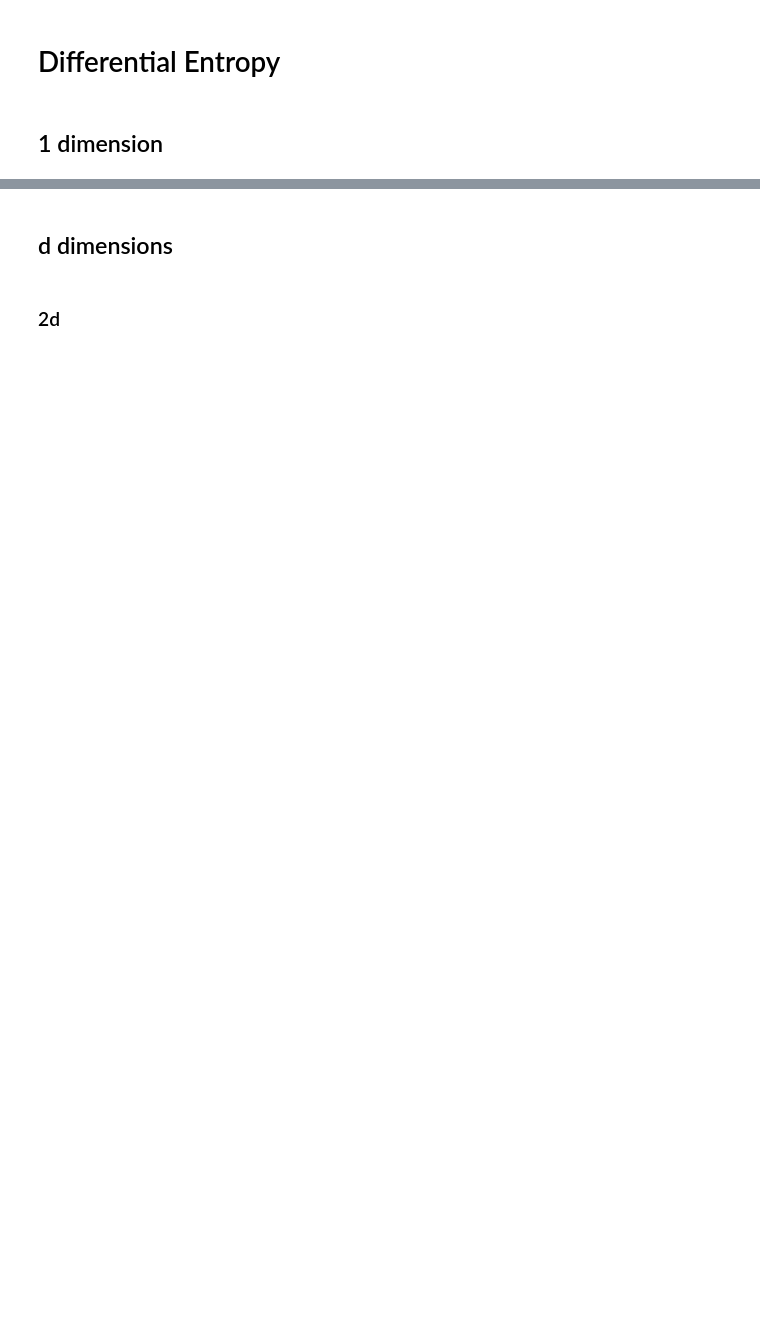
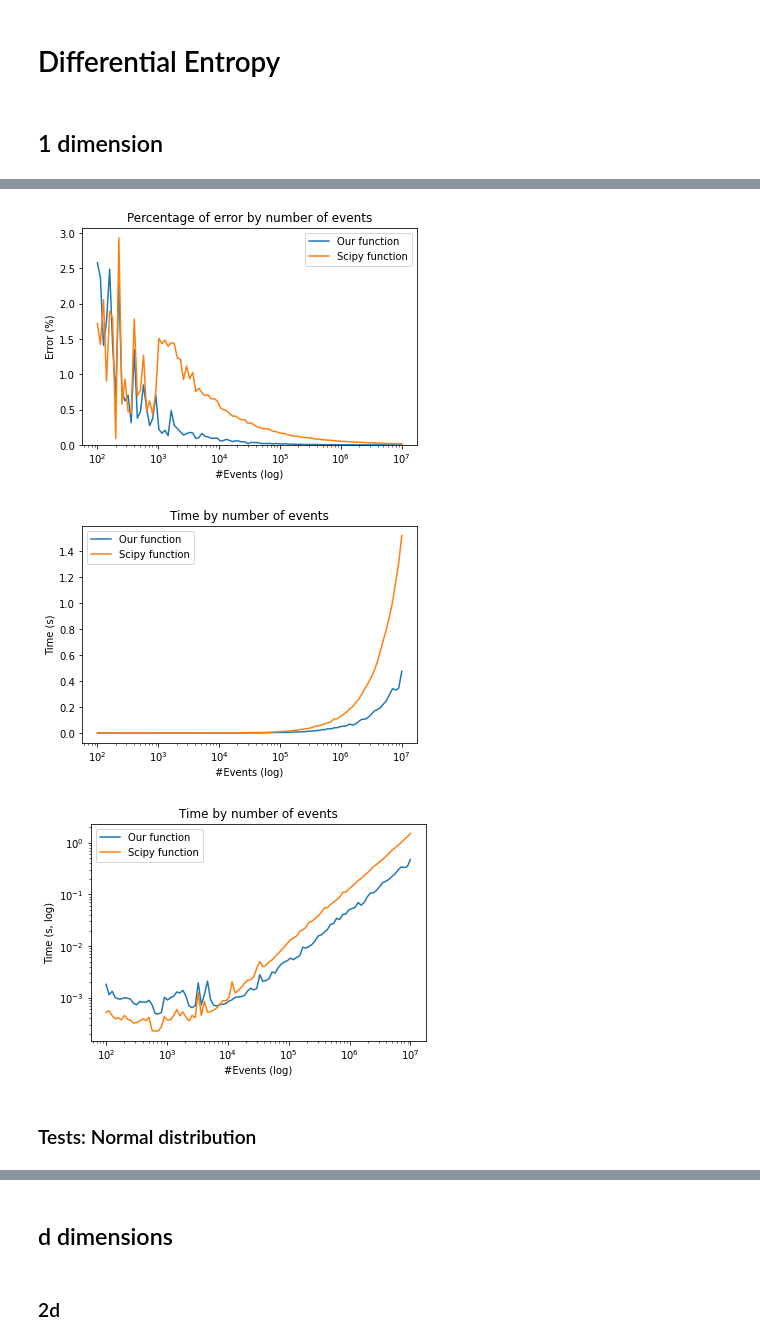
Before and after one commit to F-Barroso/Information, a Jupyter notebook: Differential Information.ipynb, the cells around one changed output, grey strips where cells are left out. Saved outputs shown, nothing was run; the diff lists cells and outputs as text; code cells hidden in the pictures; blank space fills up the shorter version.

```diff
--- a/Differential Information.ipynb
+++ b/Differential Information.ipynb
@@ -73,0 +107,35 @@ Scipy's function time:
+# %%
+pl.title("Percentage of error by number of events")
+pl.plot(xx,error_our,label="Our function")
+pl.plot(xx,error_sci,label="Scipy function")
+pl.ylabel("Error (%)")
+pl.xlabel("#Events (log)")
+pl.xscale("log")
+pl.ylim(0)
+pl.legend()
+pl.show()
+
+pl.title("Time by number of events")
+pl.plot(xx,time_our,label="Our function")
+pl.plot(xx,time_sci,label="Scipy function")
+pl.ylabel("Time (s)")
+pl.xlabel("#Events (log)")
+pl.xscale("log")
+pl.legend()
+pl.show()
+
+pl.title("Time by number of events")
+pl.plot(xx,time_our,label="Our function")
+pl.plot(xx,time_sci,label="Scipy function")
+pl.ylabel("Time (s, log)")
+pl.xlabel("#Events (log)")
+pl.xscale("log")
+pl.yscale("log")
+pl.legend()
+pl.show()
+# %% [output]
+[figure, added]
+[figure, added]
+[figure, added]
+# %% [markdown]
+### Tests: Normal distribution
```
Also changed, not shown: parts of 34 cells of this notebook.
